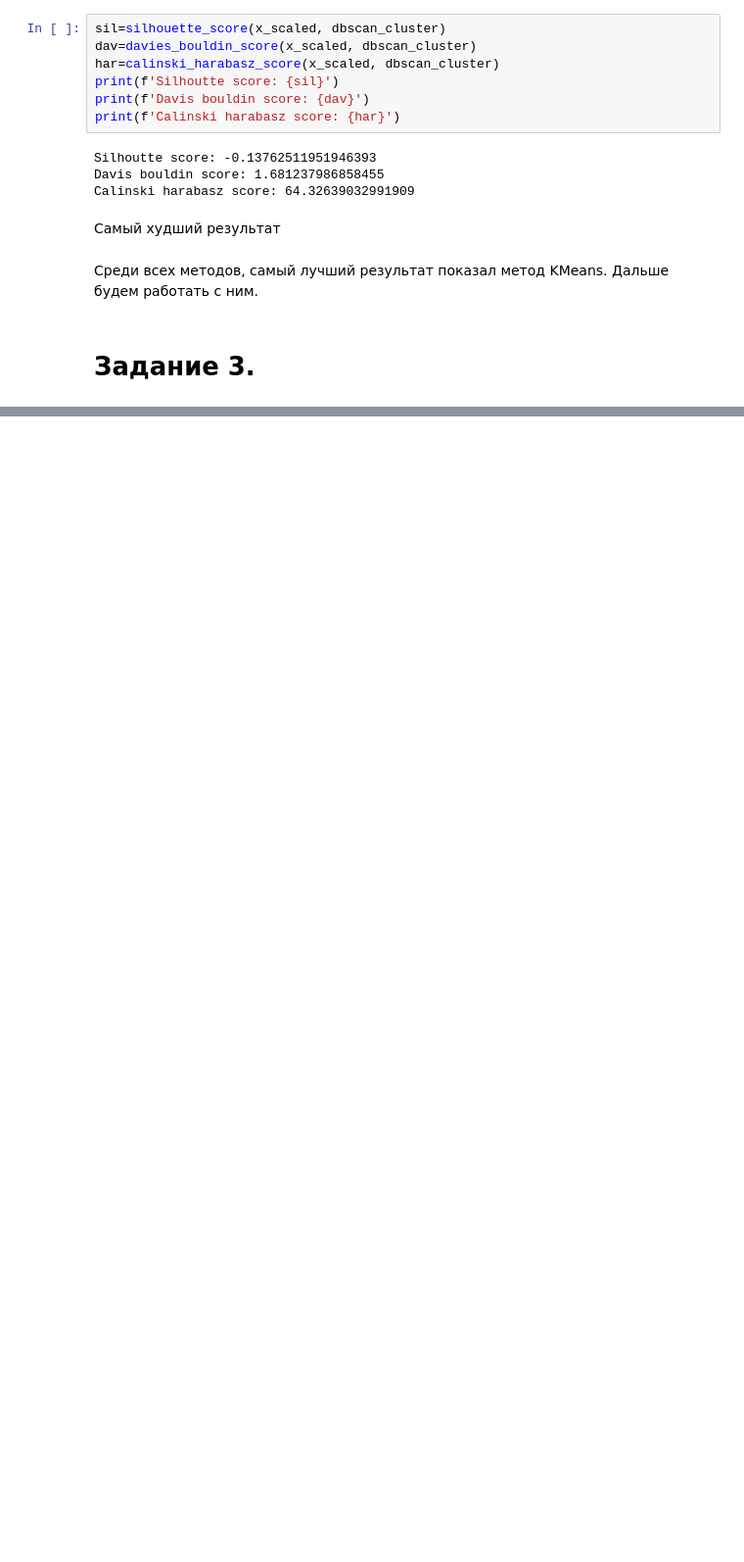
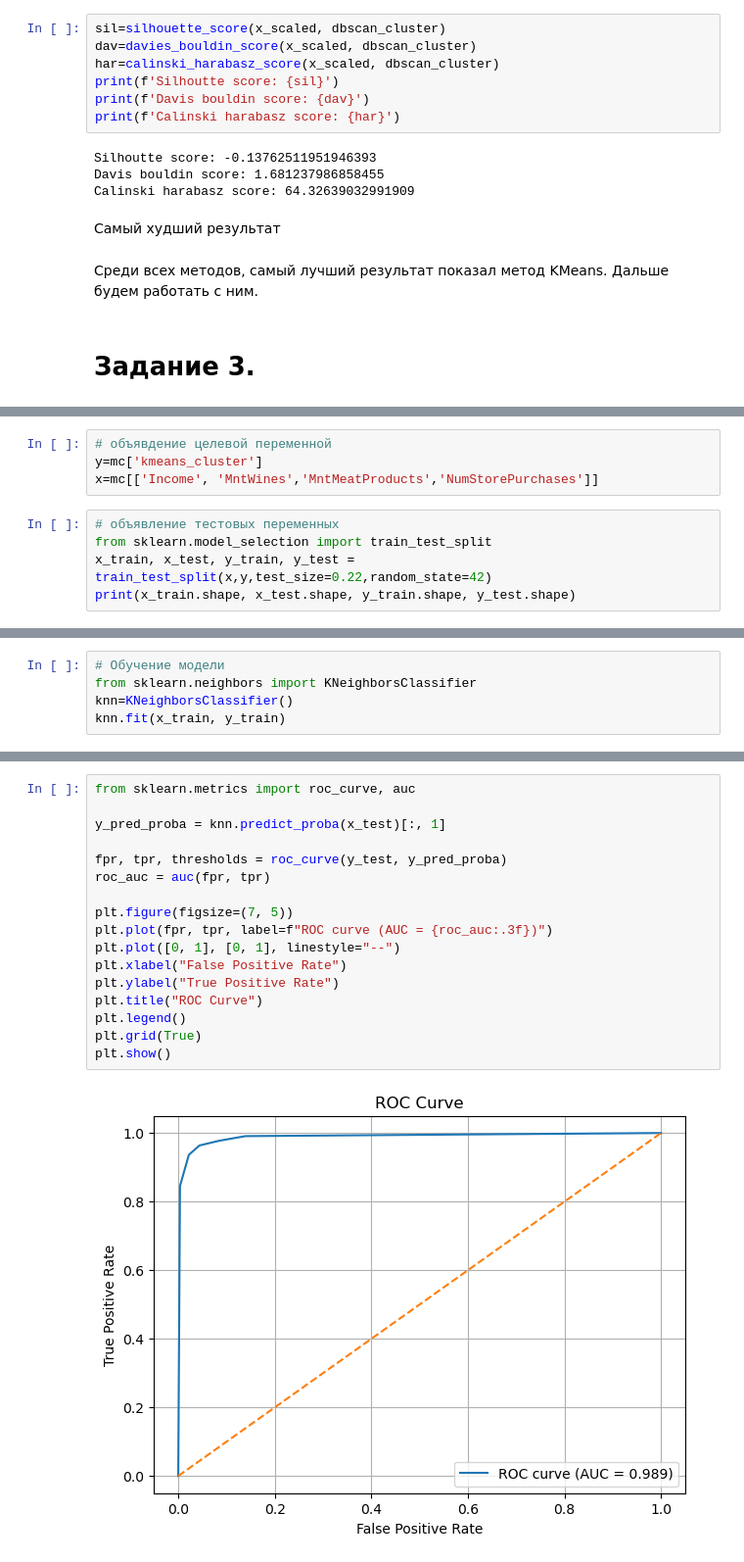
Before and after one commit to Kuma102/pair-work, a Jupyter notebook: Duo_Work.ipynb, the cells around one changed output, grey strips where cells are left out. Shown at 98% size. Cells and saved outputs as stored; diff of their text form; blank space fills up the shorter version.

```diff
--- a/Duo_Work.ipynb
+++ b/Duo_Work.ipynb
@@ -464,0 +461,9 @@ NameError: name 'mc' is not defined
+# %%
+# объявдение целевой переменной
+y=mc['kmeans_cluster']
+x=mc[['Income', 'MntWines','MntMeatProducts','NumStorePurchases']]
+# %%
+# объявление тестовых переменных
+from sklearn.model_selection import train_test_split
+x_train, x_test, y_train, y_test = train_test_split(x,y,test_size=0.22,random_state=42)
+print(x_train.shape, x_test.shape, y_train.shape, y_test.shape)
@@ -464,0 +474,5 @@ NameError: name 'mc' is not defined
+# %%
+# Обучение модели
+from sklearn.neighbors import KNeighborsClassifier
+knn=KNeighborsClassifier()
+knn.fit(x_train, y_train)
@@ -464,0 +504,19 @@ NameError: name 'mc' is not defined
+# %%
+from sklearn.metrics import roc_curve, auc
+
+y_pred_proba = knn.predict_proba(x_test)[:, 1]
+
+fpr, tpr, thresholds = roc_curve(y_test, y_pred_proba)
+roc_auc = auc(fpr, tpr)
+
+plt.figure(figsize=(7, 5))
+plt.plot(fpr, tpr, label=f"ROC curve (AUC = {roc_auc:.3f})")
+plt.plot([0, 1], [0, 1], linestyle="--")
+plt.xlabel("False Positive Rate")
+plt.ylabel("True Positive Rate")
+plt.title("ROC Curve")
+plt.legend()
+plt.grid(True)
+plt.show()
+# %% [output]
+[figure, added]
```
Also changed, not shown: parts of 38 cells of this notebook, 2 other files.
